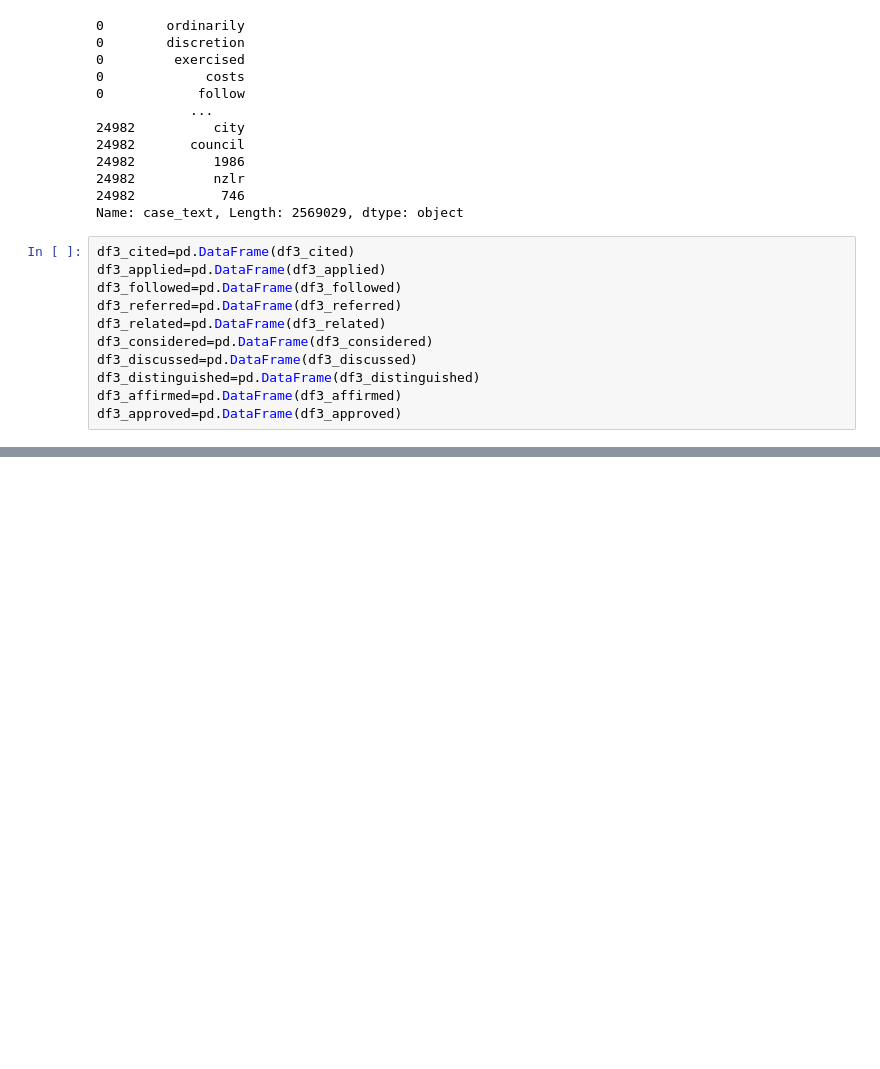
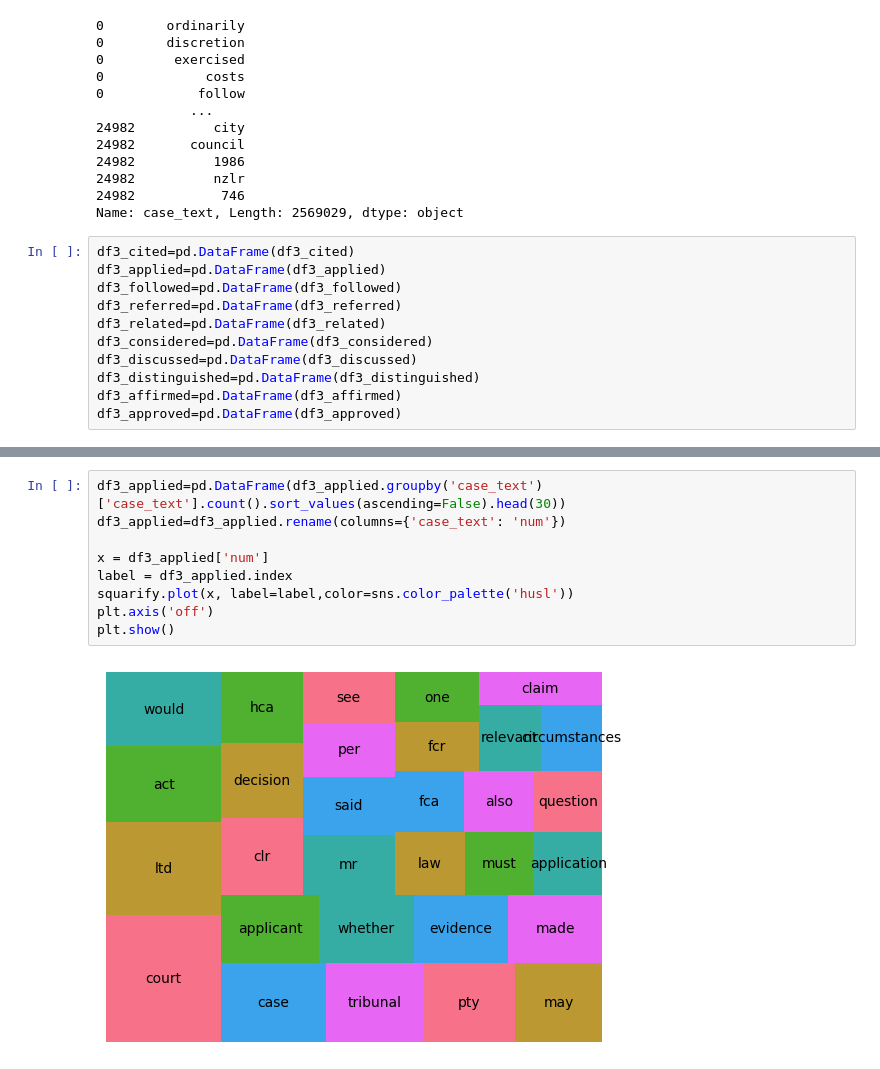
Before and after one commit to shravya312/AI-Judge, a Jupyter notebook: model/AI_Judge1.ipynb, the cells around one changed output, grey strips where cells are left out. Saved outputs shown, nothing was run; the diff lists cells and outputs as text; blank space fills up the shorter version.

```diff
--- a/model/AI_Judge1.ipynb
+++ b/model/AI_Judge1.ipynb
@@ -342,0 +403,11 @@ df3_approved=pd.DataFrame(df3_approved)
+# %%
+df3_applied=pd.DataFrame(df3_applied.groupby('case_text')['case_text'].count().sort_values(ascending=False).head(30))
+df3_applied=df3_applied.rename(columns={'case_text': 'num'})
+
+x = df3_applied['num']
+label = df3_applied.index
+squarify.plot(x, label=label,color=sns.color_palette('husl'))
+plt.axis('off')
+plt.show()
+# %% [output]
+[figure, added]
```
Also changed, not shown: parts of 16 cells of this notebook.
